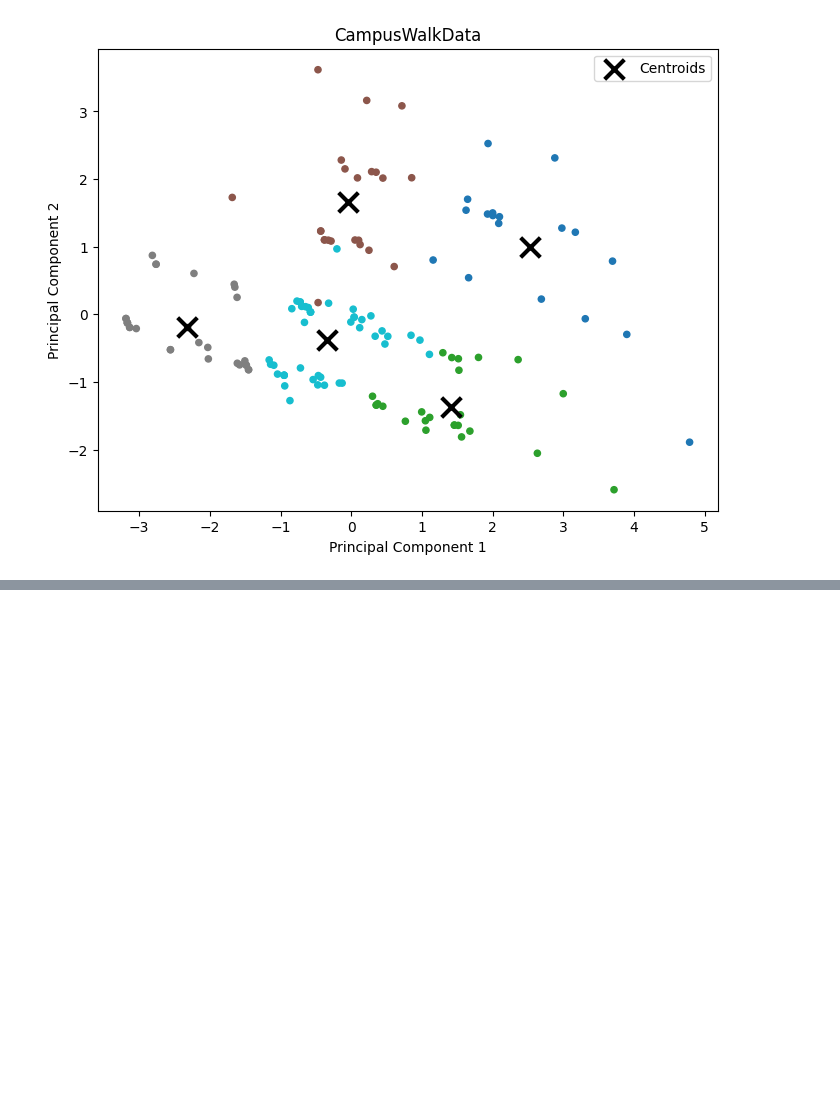
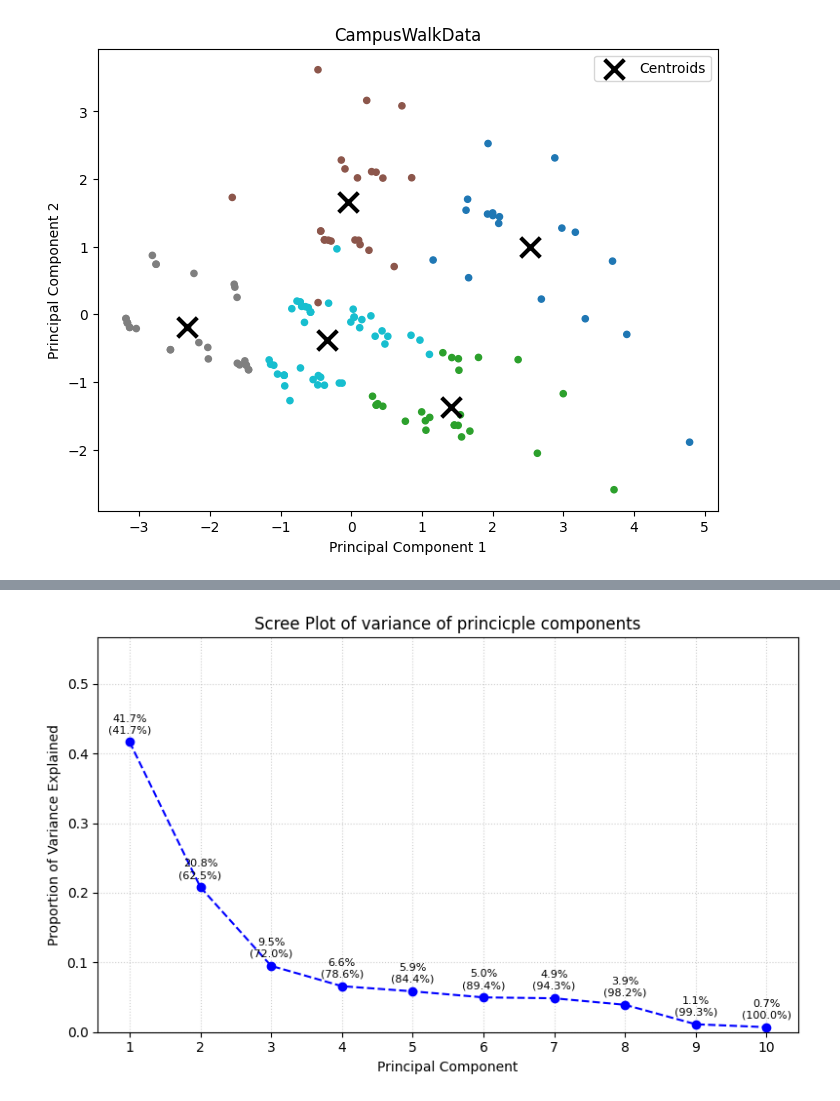
Before and after one commit to RonsJose/ml-project-colab, a Jupyter notebook: Project.ipynb, the cells around one changed output, grey strips where cells are left out. Drawn from its saved outputs; the diff is of its cells as text; code cells hidden in the pictures; blank space fills up the shorter version.

```diff
--- a/Project.ipynb
+++ b/Project.ipynb
@@ -461,0 +493,34 @@ No clue what this actually means, took the stuff from a lab and threw in encoded
+# %%
+# Fit PCA to explain the entire variance to show the scree plot across all potential components
+pca_full = PCA()
+pca_full.fit(df_cluster.drop(columns=['cluster_label'], errors='ignore'))
+
+# Calculate explained variance ratio
+explained_variance = pca_full.explained_variance_ratio_
+
+# Plot the scree plot
+plt.figure(figsize=(8, 5))
+plt.plot(
+    range(1, len(explained_variance) + 1),
+    explained_variance,
+    marker='o',
+    linestyle='--',
+    color='b'
+)
+
+plt.title('Scree Plot of variance of princicple components')
+plt.xlabel('Principal Component')
+plt.ylabel('Proportion of Variance Explained')
+plt.grid(True, linestyle=':', alpha=0.6)
+plt.xticks(range(1, len(explained_variance) + 1))
+
+# Display cumulative variance explained above each bar/point
+cumulative_variance = np.cumsum(explained_variance)
+for i, (val, cum) in enumerate(zip(explained_variance, cumulative_variance)):
+    plt.text(i + 1, val + 0.01, f"{val*100:.1f}%\n({cum*100:.1f}%)", ha='center', va='bottom', fontsize=8)
+
+plt.ylim(0, max(explained_variance) + 0.15)
+plt.tight_layout()
+plt.show()
+# %% [output]
+[figure, added]
```
Also changed, not shown: parts of 19 cells of this notebook.
